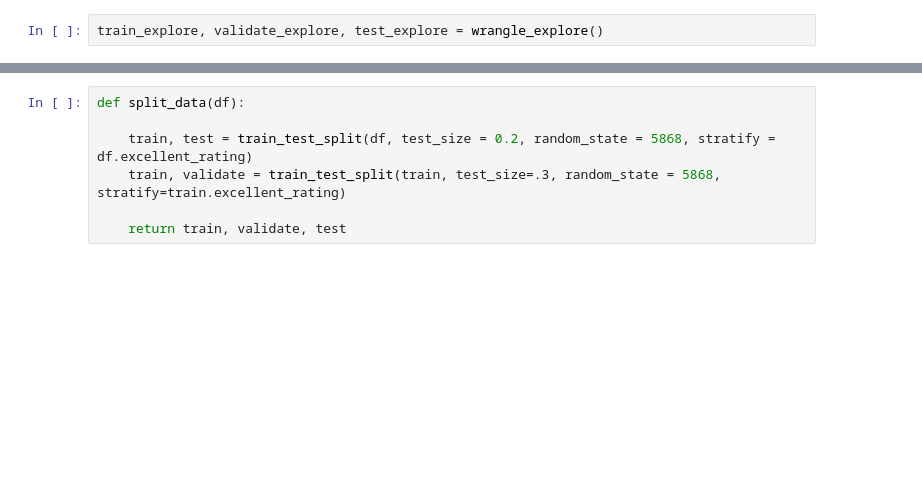
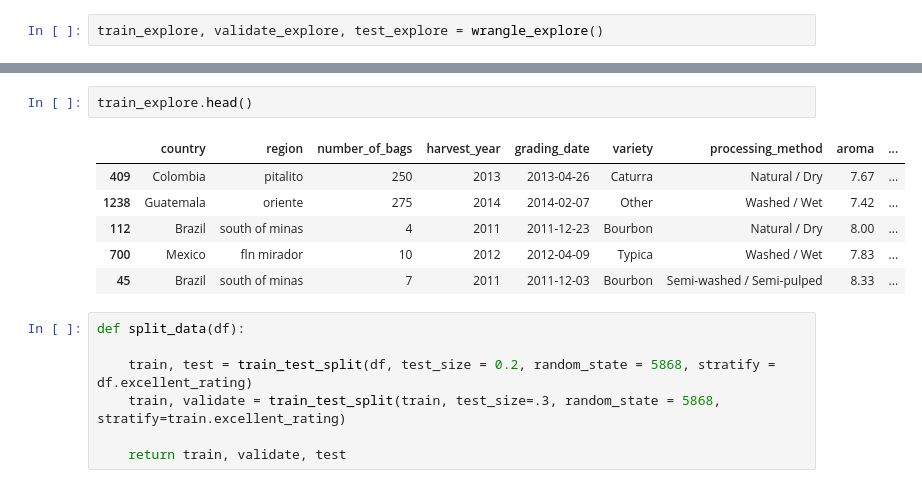
Before and after one commit to joshuamchavez2/Drivers-for-Excellent-Coffee, a Jupyter notebook: draft_split.ipynb, the cells around one changed output, grey strips where cells are left out. Drawn from its saved outputs; the diff is of its cells as text; blank space fills up the shorter version.

```diff
--- a/draft_split.ipynb
+++ b/draft_split.ipynb
@@ -22,3 +23,12 @@ train_explore.shape
+# %%
+train_explore.head()
+# %% [output]
+|  | country | region | number_of_bags | harvest_year | grading_date | variety | processing_method | aroma | ... |
+| 409 | Colombia | pitalito | 250 | 2013 | 2013-04-26 | Caturra | Natural / Dry | 7.67 | ... |
+| 1238 | Guatemala | oriente | 275 | 2014 | 2014-02-07 | Other | Washed / Wet | 7.42 | ... |
+| 112 | Brazil | south of minas | 4 | 2011 | 2011-12-23 | Bourbon | Natural / Dry | 8.00 | ... |
+| 700 | Mexico | fln mirador | 10 | 2012 | 2012-04-09 | Typica | Washed / Wet | 7.83 | ... |
+| 45 | Brazil | south of minas | 7 | 2011 | 2011-12-03 | Bourbon | Semi-washed / Semi-pulped | 8.33 | ... |
 # %%
 def split_data(df):
 
```
Also changed, not shown: parts of 2 cells of this notebook, 4 other files.
